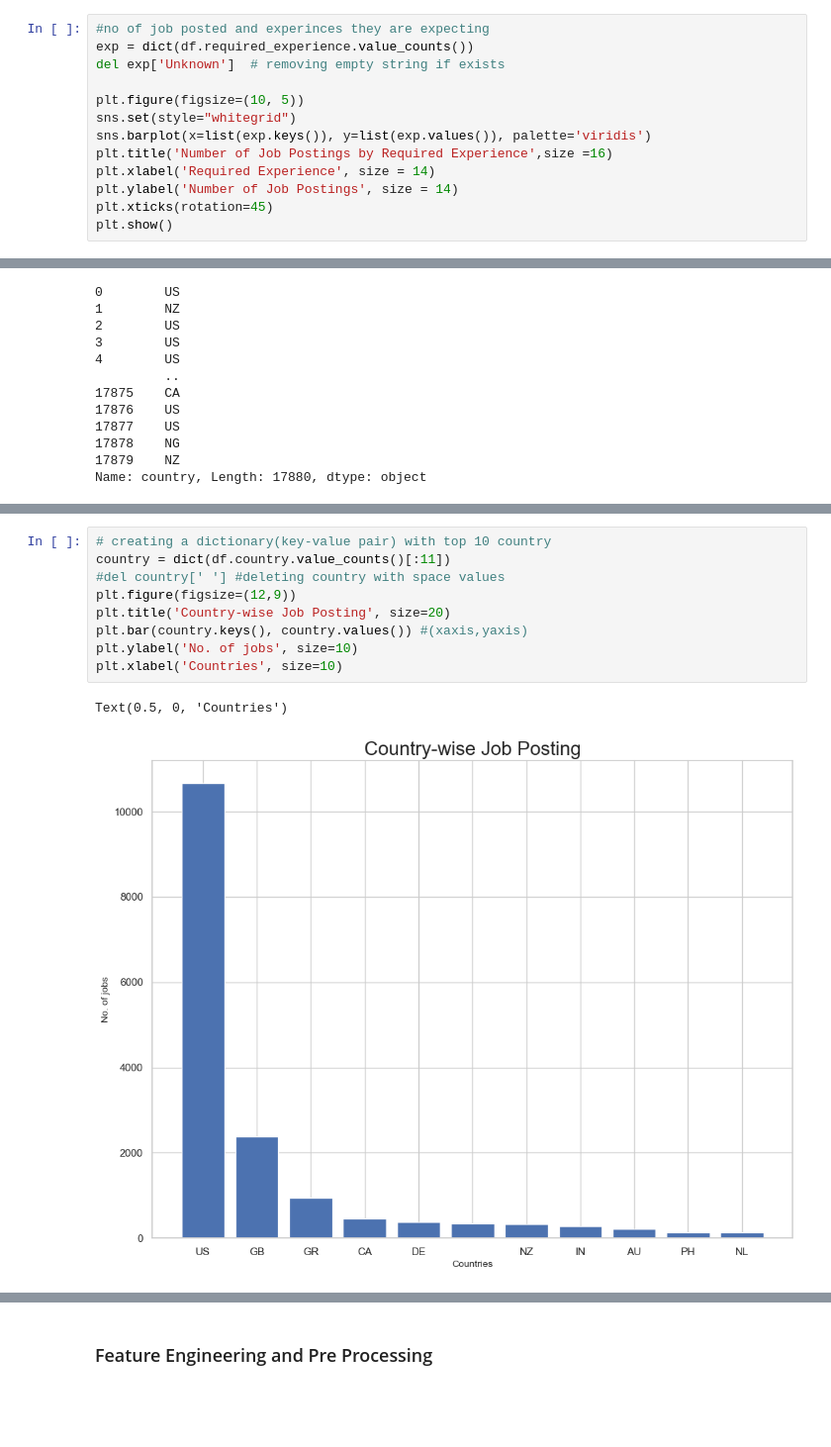
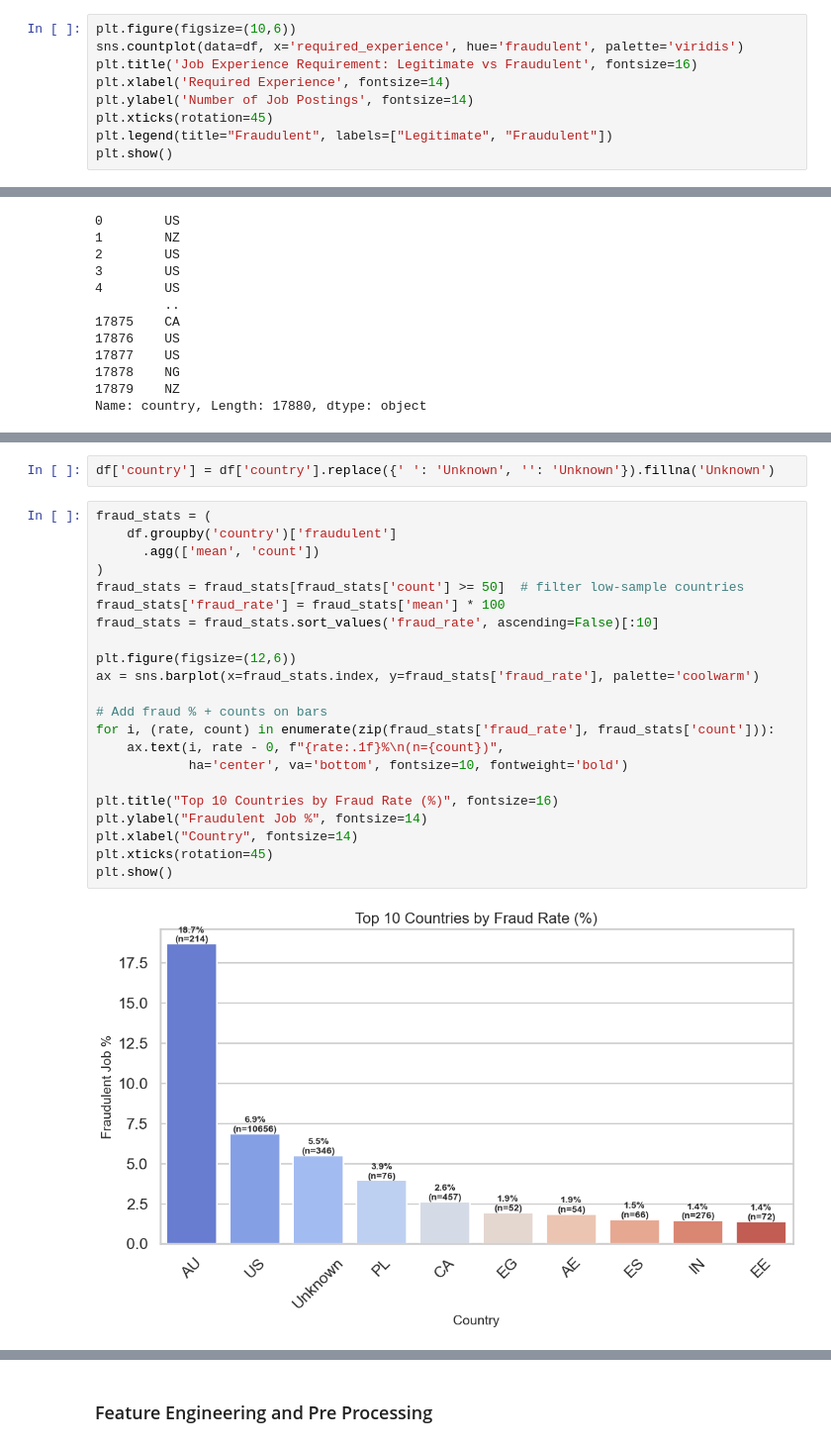
Before and after one commit to arpitathokal/Fake_Job_Detector, a Jupyter notebook: notebooks/EDA.ipynb, the cells around one changed output, grey strips where cells are left out. Shown at 99% size. Drawn from its saved outputs; the diff is of its cells as text; blank space fills up the shorter version.

```diff
--- a/notebooks/EDA.ipynb
+++ b/notebooks/EDA.ipynb
@@ -192,14 +189,10 @@ Legitimate jobs: 17014 (95.16%)
 # %%
-#no of job posted and experinces they are expecting
-exp = dict(df.required_experience.value_counts())
-del exp['Unknown']  # removing empty string if exists
-
-plt.figure(figsize=(10, 5))
-sns.set(style="whitegrid")
-sns.barplot(x=list(exp.keys()), y=list(exp.values()), palette='viridis')
-plt.title('Number of Job Postings by Required Experience',size =16)
-plt.xlabel('Required Experience', size = 14)
-plt.ylabel('Number of Job Postings', size = 14)
+plt.figure(figsize=(10,6))
+sns.countplot(data=df, x='required_experience', hue='fraudulent', palette='viridis')
+plt.title('Job Experience Requirement: Legitimate vs Fraudulent', fontsize=16)
+plt.xlabel('Required Experience', fontsize=14)
+plt.ylabel('Number of Job Postings', fontsize=14)
 plt.xticks(rotation=45)
+plt.legend(title="Fraudulent", labels=["Legitimate", "Fraudulent"])
 plt.show()
 # %% [output]
@@ -240,12 +247,26 @@ df['country'].nunique()
+# %%
+df['country'] = df['country'].replace({' ': 'Unknown', '': 'Unknown'}).fillna('Unknown')
 # %%
-# creating a dictionary(key-value pair) with top 10 country
-country = dict(df.country.value_counts()[:11])
-#del country[' '] #deleting country with space values
-plt.figure(figsize=(12,9))
-plt.title('Country-wise Job Posting', size=20)
-plt.bar(country.keys(), country.values()) #(xaxis,yaxis)
-plt.ylabel('No. of jobs', size=10)
-plt.xlabel('Countries', size=10)
+fraud_stats = (
+    df.groupby('country')['fraudulent']
+      .agg(['mean', 'count'])
+)
+fraud_stats = fraud_stats[fraud_stats['count'] >= 50]  # filter low-sample countries
+fraud_stats['fraud_rate'] = fraud_stats['mean'] * 100
+fraud_stats = fraud_stats.sort_values('fraud_rate', ascending=False)[:10]
+
+plt.figure(figsize=(12,6))
+ax = sns.barplot(x=fraud_stats.index, y=fraud_stats['fraud_rate'], palette='coolwarm')
+
+# Add fraud % + counts on bars
+for i, (rate, count) in enumerate(zip(fraud_stats['fraud_rate'], fraud_stats['count'])):
+    ax.text(i, rate - 0, f"{rate:.1f}%\n(n={count})",
+            ha='center', va='bottom', fontsize=10, fontweight='bold')
+
+plt.title("Top 10 Countries by Fraud Rate (%)", fontsize=16)
+plt.ylabel("Fraudulent Job %", fontsize=14)
+plt.xlabel("Country", fontsize=14)
+plt.xticks(rotation=45)
+plt.show()
 # %% [output]
-Text(0.5, 0, 'Countries')
-[figure, old version]
+[figure, new version]
```
Also changed, not shown: parts of 15 cells of this notebook, 7 other files.
